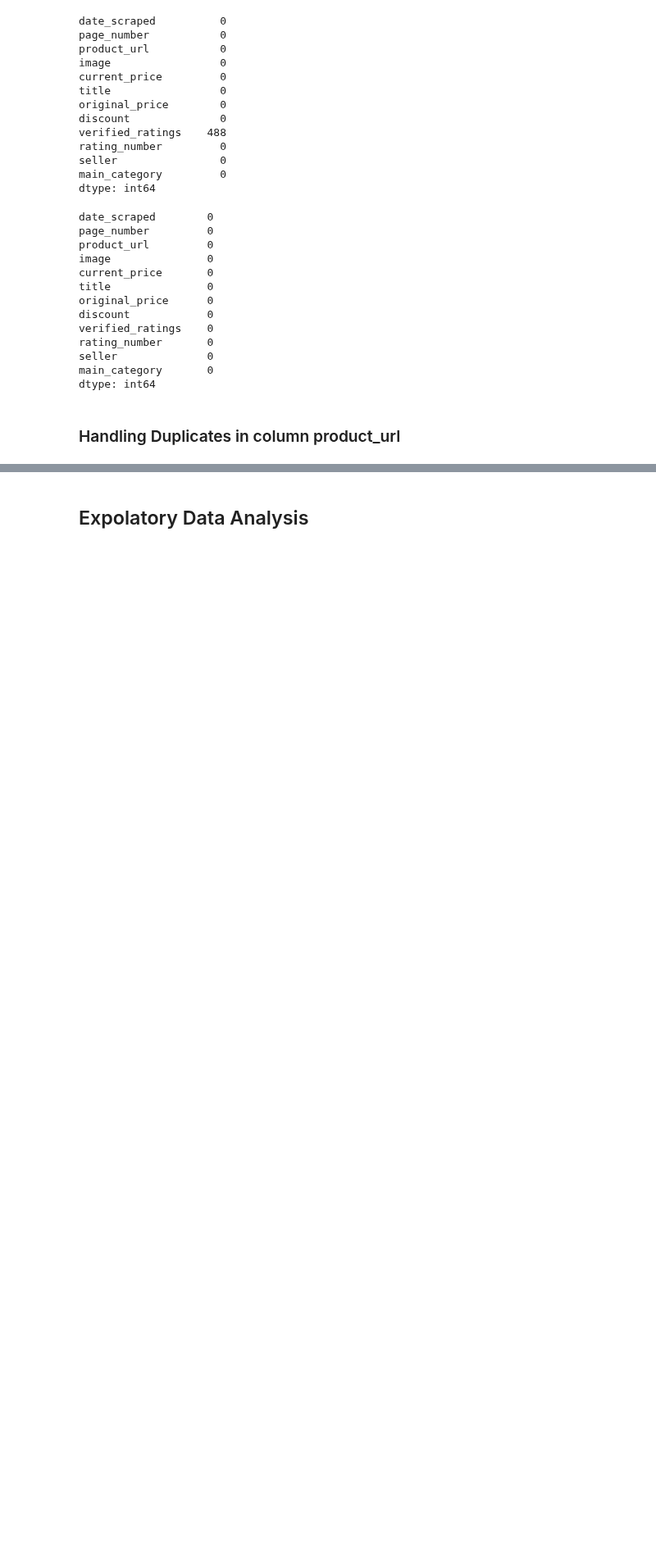
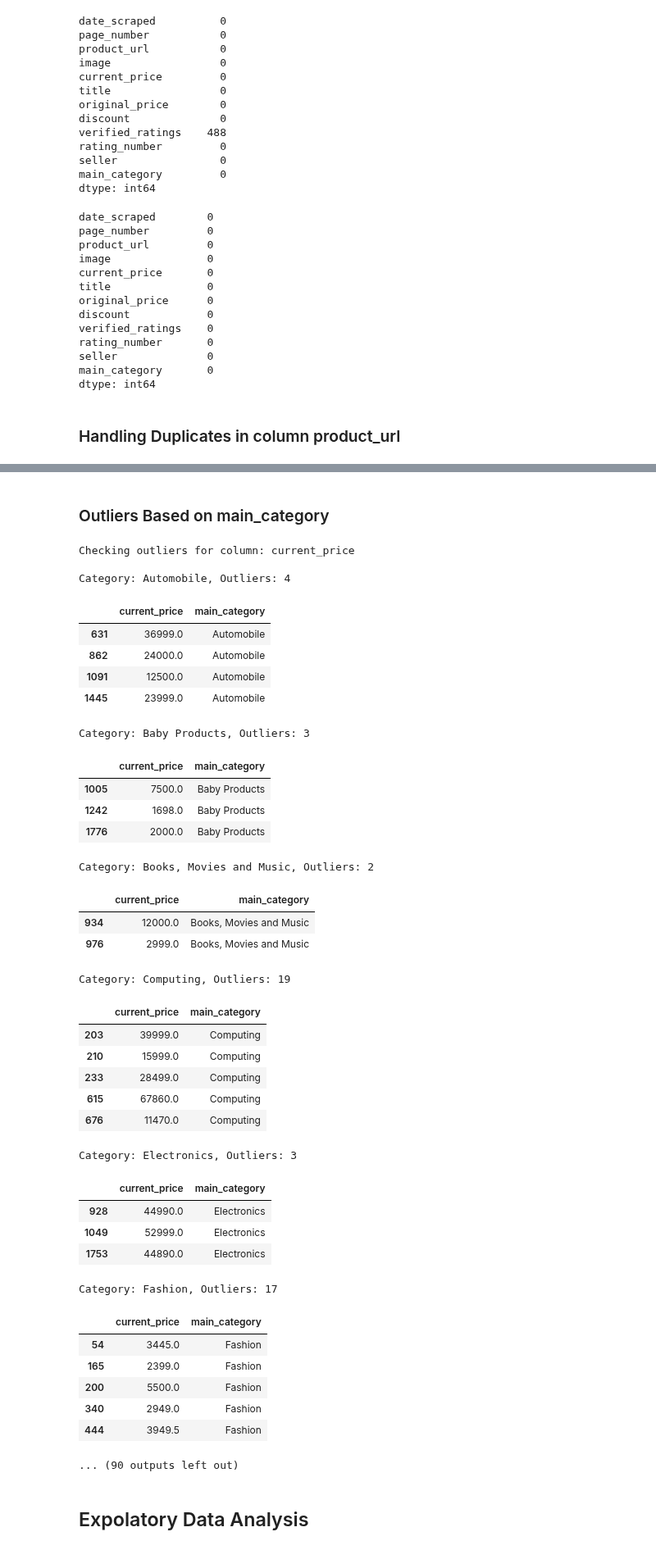
Before and after one commit to RWKarimi/E-commerce-pricing-tool, a Jupyter notebook: E_commerce_project.ipynb, the cells around one changed output, grey strips where cells are left out. Shown at 82% size. Drawn from its saved outputs; the diff is of its cells as text; code cells hidden in the pictures; blank space fills up the shorter version.

```diff
--- a/E_commerce_project.ipynb
+++ b/E_commerce_project.ipynb
@@ -241,2 +267,60 @@ data.head()
+# %% [markdown]
+### Outliers Based on main_category
+# %%
+numeric_cols = ['current_price', 'original_price', 'verified_ratings']
+
+# Loop through numeric columns and detect outliers within each main_category
+for col in numeric_cols:
+    print(f"\nChecking outliers for column: {col}\n")
+    for category, group in data.groupby('main_category'):
+        Q1 = group[col].quantile(0.25)
+        Q3 = group[col].quantile(0.75)
+        IQR = Q3 - Q1
+        lower = Q1 - 1.5 * IQR
+        upper = Q3 + 1.5 * IQR
+
+        outliers = group[(group[col] < lower) | (group[col] > upper)]
+
+        if not outliers.empty:
+            print(f"Category: {category}, Outliers: {outliers.shape[0]}")
+            display(outliers[[col, 'main_category']].head(5))  # show 5 sample rows
+# %% [output]
+Checking outliers for column: current_price
+
+Category: Automobile, Outliers: 4
+|  | current_price | main_category |
+| 631 | 36999.0 | Automobile |
+| 862 | 24000.0 | Automobile |
+| 1091 | 12500.0 | Automobile |
+| 1445 | 23999.0 | Automobile |
+Category: Baby Products, Outliers: 3
+|  | current_price | main_category |
+| 1005 | 7500.0 | Baby Products |
+| 1242 | 1698.0 | Baby Products |
+| 1776 | 2000.0 | Baby Products |
+Category: Books, Movies and Music, Outliers: 2
+|  | current_price | main_category |
+| 934 | 12000.0 | Books, Movies and Music |
+| 976 | 2999.0 | Books, Movies and Music |
+Category: Computing, Outliers: 19
+|  | current_price | main_category |
+| 203 | 39999.0 | Computing |
+| 210 | 15999.0 | Computing |
+| 233 | 28499.0 | Computing |
+| 615 | 67860.0 | Computing |
+| 676 | 11470.0 | Computing |
+Category: Electronics, Outliers: 3
+|  | current_price | main_category |
+| 928 | 44990.0 | Electronics |
+| 1049 | 52999.0 | Electronics |
+| 1753 | 44890.0 | Electronics |
+Category: Fashion, Outliers: 17
+|  | current_price | main_category |
+| 54 | 3445.0 | Fashion |
+| 165 | 2399.0 | Fashion |
+| 200 | 5500.0 | Fashion |
+| 340 | 2949.0 | Fashion |
+| 444 | 3949.5 | Fashion |
+... (90 outputs left out)
 # %% [markdown]
 ## Expolatory Data Analysis
```
Also changed, not shown: parts of 22 cells of this notebook.
